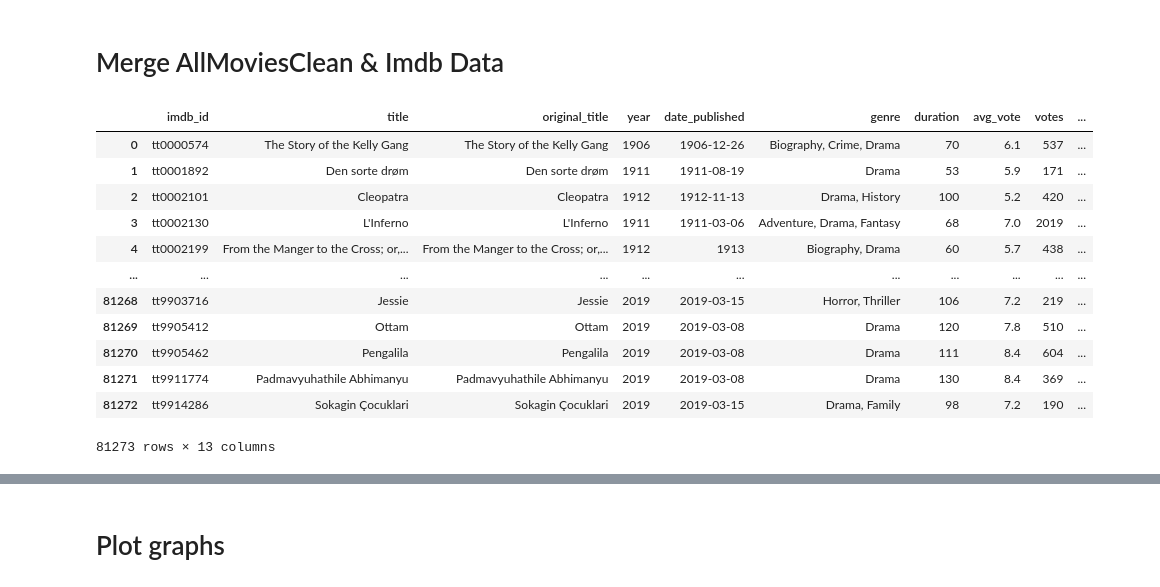
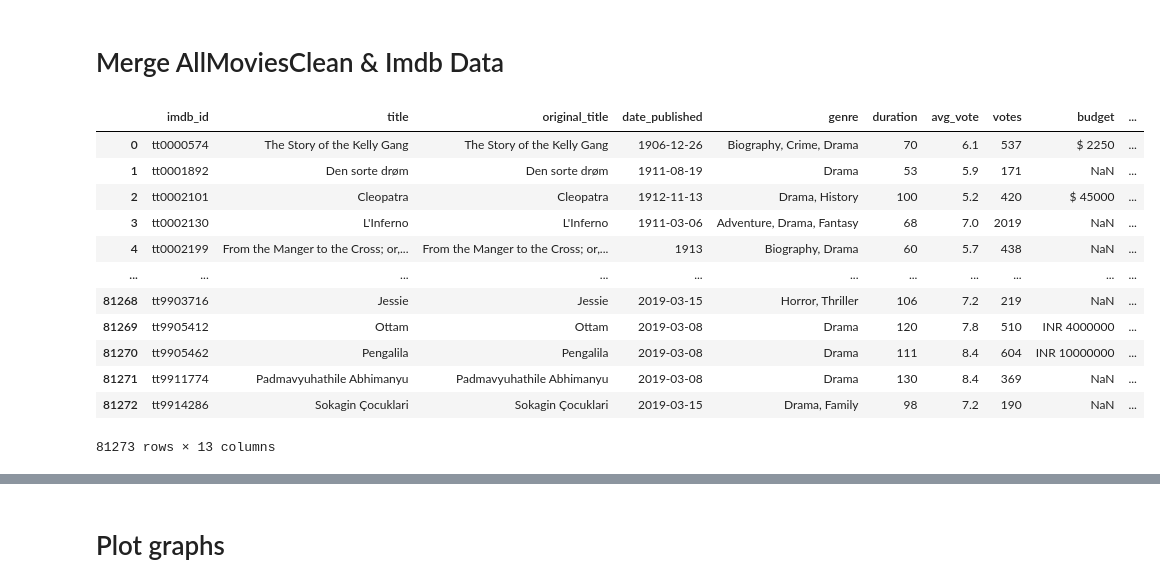
Before and after one commit to phu0n9/BigData_movie, a Jupyter notebook: data.ipynb, the cells around one changed output, grey strips where cells are left out. Cells and saved outputs as stored; diff of their text form; code cells hidden in the pictures.

```diff
--- a/data.ipynb
+++ b/data.ipynb
@@ -12,22 +23,23 @@ import sys
 # %% [markdown]
 # Merge AllMoviesClean & Imdb Data
 # %%
-imdb_df = pd.read_csv("IMDb movies.csv", delimiter=",")
+imdb_df = pd.read_csv("/content/drive/My Drive/Colab Notebooks/IMDb movies.csv", delimiter=",")
 imdb_df = imdb_df.rename(columns={'imdb_title_id':'imdb_id'})
-imdb_df = imdb_df.drop(columns=['description','metascore','production_company','country','language','writer','director','actors','usa_gross_income'])
+imdb_df = imdb_df.drop(columns=['description','metascore','production_company','country','language','writer','director','actors','usa_gross_income','year'])
+imdb_df['year'] = pd.DatetimeIndex(imdb_df['date_published']).year
 imdb_df
 # %% [output]
-|  | imdb_id | title | original_title | year | date_published | genre | duration | avg_vote | votes | ... |
-| 0 | tt0000574 | The Story of the Kelly Gang | The Story of the Kelly Gang | 1906 | 1906-12-26 | Biography, Crime, Drama | 70 | 6.1 | 537 | ... |
-| 1 | tt0001892 | Den sorte drøm | Den sorte drøm | 1911 | 1911-08-19 | Drama | 53 | 5.9 | 171 | ... |
-| 2 | tt0002101 | Cleopatra | Cleopatra | 1912 | 1912-11-13 | Drama, History | 100 | 5.2 | 420 | ... |
-| 3 | tt0002130 | L'Inferno | L'Inferno | 1911 | 1911-03-06 | Adventure, Drama, Fantasy | 68 | 7.0 | 2019 | ... |
-| 4 | tt0002199 | From the Manger to the Cross; or,... | From the Manger to the Cross; or,... | 1912 | 1913 | Biography, Drama | 60 | 5.7 | 438 | ... |
+|  | imdb_id | title | original_title | date_published | genre | duration | avg_vote | votes | budget | ... |
+| 0 | tt0000574 | The Story of the Kelly Gang | The Story of the Kelly Gang | 1906-12-26 | Biography, Crime, Drama | 70 | 6.1 | 537 | $ 2250 | ... |
+| 1 | tt0001892 | Den sorte drøm | Den sorte drøm | 1911-08-19 | Drama | 53 | 5.9 | 171 | NaN | ... |
+| 2 | tt0002101 | Cleopatra | Cleopatra | 1912-11-13 | Drama, History | 100 | 5.2 | 420 | $ 45000 | ... |
+| 3 | tt0002130 | L'Inferno | L'Inferno | 1911-03-06 | Adventure, Drama, Fantasy | 68 | 7.0 | 2019 | NaN | ... |
+| 4 | tt0002199 | From the Manger to the Cross; or,... | From the Manger to the Cross; or,... | 1913 | Biography, Drama | 60 | 5.7 | 438 | NaN | ... |
 | ... | ... | ... | ... | ... | ... | ... | ... | ... | ... | ... |
-| 81268 | tt9903716 | Jessie | Jessie | 2019 | 2019-03-15 | Horror, Thriller | 106 | 7.2 | 219 | ... |
-| 81269 | tt9905412 | Ottam | Ottam | 2019 | 2019-03-08 | Drama | 120 | 7.8 | 510 | ... |
-| 81270 | tt9905462 | Pengalila | Pengalila | 2019 | 2019-03-08 | Drama | 111 | 8.4 | 604 | ... |
-| 81271 | tt9911774 | Padmavyuhathile Abhimanyu | Padmavyuhathile Abhimanyu | 2019 | 2019-03-08 | Drama | 130 | 8.4 | 369 | ... |
-| 81272 | tt9914286 | Sokagin Çocuklari | Sokagin Çocuklari | 2019 | 2019-03-15 | Drama, Family | 98 | 7.2 | 190 | ... |
+| 81268 | tt9903716 | Jessie | Jessie | 2019-03-15 | Horror, Thriller | 106 | 7.2 | 219 | NaN | ... |
+| 81269 | tt9905412 | Ottam | Ottam | 2019-03-08 | Drama | 120 | 7.8 | 510 | INR 4000000 | ... |
+| 81270 | tt9905462 | Pengalila | Pengalila | 2019-03-08 | Drama | 111 | 8.4 | 604 | INR 10000000 | ... |
+| 81271 | tt9911774 | Padmavyuhathile Abhimanyu | Padmavyuhathile Abhimanyu | 2019-03-08 | Drama | 130 | 8.4 | 369 | NaN | ... |
+| 81272 | tt9914286 | Sokagin Çocuklari | Sokagin Çocuklari | 2019-03-15 | Drama, Family | 98 | 7.2 | 190 | NaN | ... |
 81273 rows × 13 columns
 # %%
```
Also changed, not shown: parts of 93 cells of this notebook.
